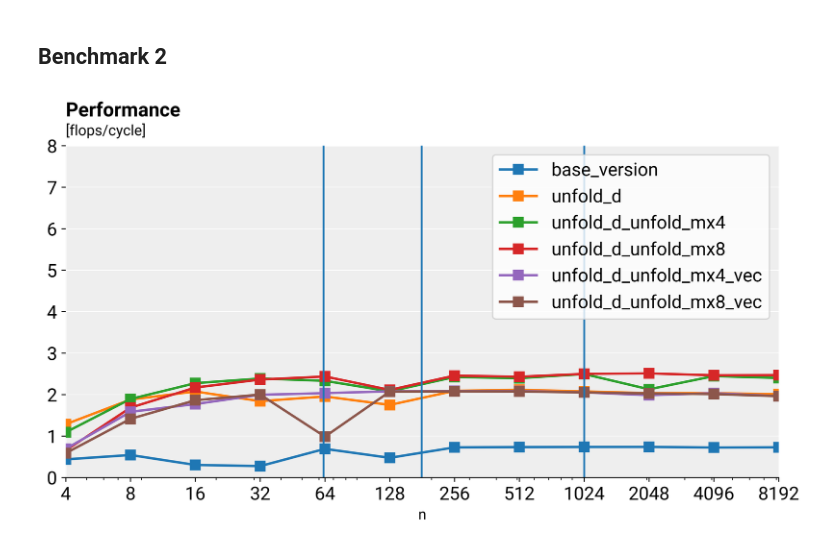
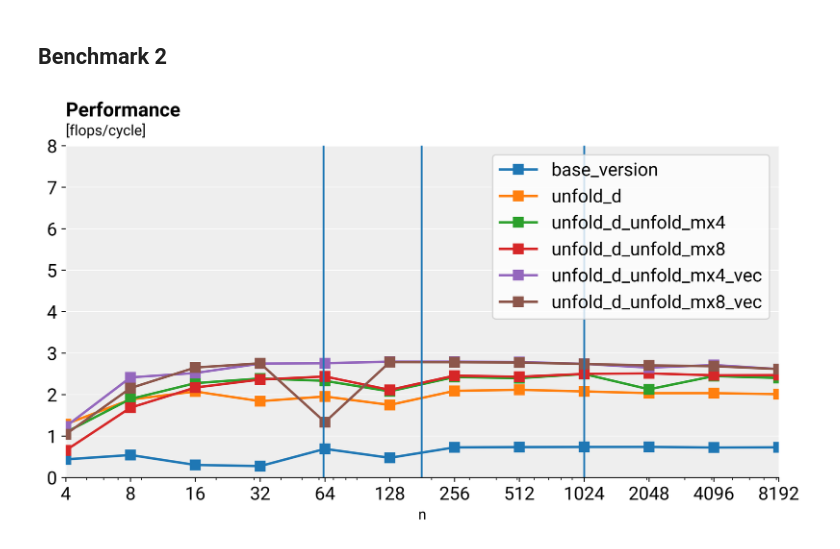
Before and after one commit to albertomontesg/fast-tsne, a Jupyter notebook: code/implementations/optimizations/gradient_computation/benchmarking/benchmarking.ipynb, the cells around one changed output. Cells and saved outputs as stored; diff of their text form; code cells hidden in the pictures.

```diff
--- a/code/implementations/optimizations/gradient_computation/benchmarking/benchmarking.ipynb
+++ b/code/implementations/optimizations/gradient_computation/benchmarking/benchmarking.ipynb
@@ -99,25 +99,32 @@ plt.show()
 # %%
 data = pd.read_csv("./bench2.csv")
 # Extract the input size
 N = data["N"].as_matrix()
 # Decompose the data frame into the different functions and compute the performance
 func_names = data.columns.values[1:]
 perf = []
-flops = get_flops(N)
+flops = {
+    "base_version": 3 * N * (N - 1)*(1 + d),
+    "unfold_d": 3 * N * (N - 1)*(1 + d),
+    "unfold_d_unfold_mx4": 3 * N * (N - 1)*(1 + d),
+    "unfold_d_unfold_mx8": 3 * N * (N - 1)*(1 + d),
+    "unfold_d_unfold_mx4_vec": N/4*N/8*(8*8*6),
+    "unfold_d_unfold_mx8_vec": N/4*N/4*(4*8*6)
+}
 
 for func in func_names:
     cycles = data[func].as_matrix()
-    P = flops / cycles
+    P = flops[func] / cycles
     perf.append(P)
 perf = np.array(perf)
 
 ax = plot(N, perf, labels=func_names, ylim=8, title="Performance")
 ax.set_xscale("log")
 ax.set_xticks(N)
 ax.set_xticklabels(N)
 ax.axvline(N_cache1)
 ax.axvline(N_cache2)
 ax.axvline(N_cache3)
 plt.show()
 # %% [output]
-[figure, old version]
+[figure, new version]
```
Also changed, not shown: 4 other files.
